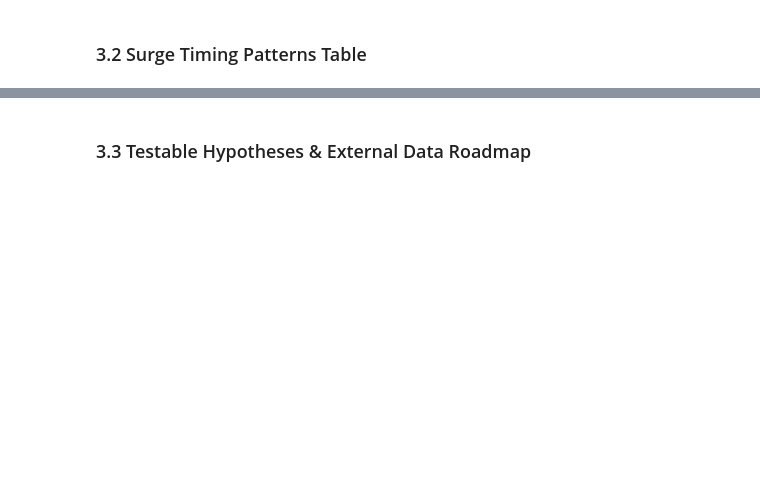
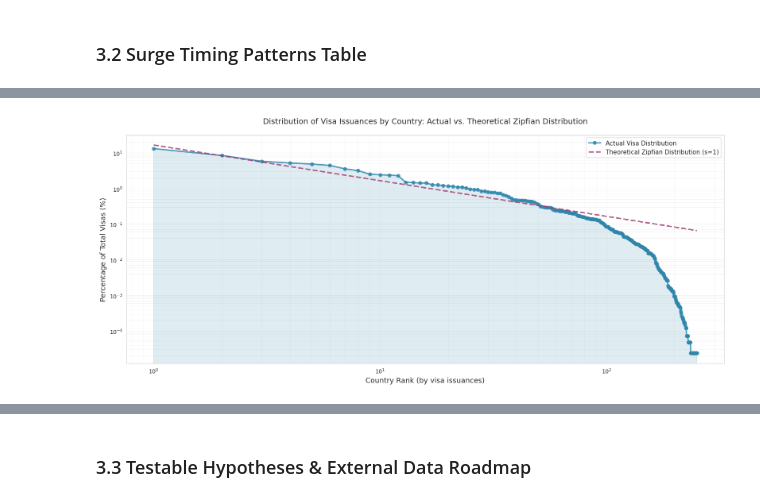
Before and after one commit to ibitec7/migration, a Jupyter notebook: notebooks/eda_migration.ipynb, the cells around one changed output, grey strips where cells are left out. Drawn from its saved outputs; the diff is of its cells as text; code cells hidden in the pictures; blank space fills up the shorter version.

```diff
--- a/notebooks/eda_migration.ipynb
+++ b/notebooks/eda_migration.ipynb
@@ -573,0 +576,80 @@ China - mainland born     3,4,5,6,7,8,9,10,11,12                        N/A
+# %%
+if visa_df is not None:
+    # Aggregate total visas by country
+    visas_by_country = visa_df.group_by('country').agg(
+        pl.col('issuances').sum().alias('total_visas')
+    ).sort('total_visas', descending=True).to_pandas()
+
+    # Calculate percentages of total
+    total_visas = visas_by_country['total_visas'].sum()
+    visas_by_country['percentage'] = (visas_by_country['total_visas'] / total_visas) * 100
+    visas_by_country['rank'] = range(1, len(visas_by_country) + 1)
+
+    print(f"Total countries: {len(visas_by_country)}")
+    print(f"Total visas: {total_visas:,.0f}")
+    print(f"\nTop 15 countries by visa percentage:")
+    print(visas_by_country.head(15)[['country', 'percentage', 'rank']].to_string(index=False))
+
+    # Generate theoretical Zipfian distribution
+    # Zipfian: P(k) = 1 / (k^s * H(N, s)) where s is typically 1
+    # H(N, s) is the generalized harmonic series (normalization constant)
+    N = len(visas_by_country)
+    s = 1.0  # Zipf exponent
+
+    # Calculate harmonic number H(N, s)
+    harmonic_sum = sum(1 / (i ** s) for i in range(1, N + 1))
+
+    # Generate theoretical Zipfian values
+    zipfian_ranks = np.arange(1, N + 1)
+    zipfian_percentages = (1 / (zipfian_ranks ** s)) / harmonic_sum * 100
+
+    # Create the plot
+    fig, ax = plt.subplots(figsize=(16, 7))
+
+    # Plot actual visa distribution
+    ax.plot(visas_by_country['rank'], visas_by_country['percentage'],
+            marker='o', linewidth=2.5, markersize=6, label='Actual Visa Distribution',
+            color='#2E86AB', alpha=0.8, zorder=3)
+
+    # Plot theoretical Zipfian distribution
+    ax.plot(zipfian_ranks, zipfian_percentages,
+            linewidth=2.5, linestyle='--', label='Theoretical Zipfian Distribution (s=1)',
+            color='#A23B72', alpha=0.8, zorder=3)
+
+    # Fill between for visual clarity
+    ax.fill_between(visas_by_country['rank'], visas_by_country['percentage'],
+                     alpha=0.15, color='#2E86AB')
+
+    ax.set_xlabel('Country Rank (by visa issuances)', fontsize=13)
+    ax.set_ylabel('Percentage of Total Visas (%)', fontsize=13)
+    ax.set_title('Distribution of Visa Issuances by Country: Actual vs. Theoretical Zipfian Distribution',
+                 fontsize=14, pad=20)
+    ax.set_yscale('log')
+    ax.set_xscale('log')
+    ax.grid(True, alpha=0.3, which='both', linestyle='-', linewidth=0.5)
+    ax.legend(fontsize=11, loc='upper right')
+
+    plt.tight_layout()
+    plt.savefig('../data/plots/visa_zipfian_distribution.png', dpi=300)
+    plt.show()
+
+    print("\nZipfian distribution analysis complete")
+    print(f"\nInterpretation:")
+    print(f"  - If actual distribution closely follows the Zipfian curve,")
+    print(f"    it indicates a power-law concentration pattern.")
+    print(f"  - This suggests that visa issuances are heavily concentrated")
+    print(f"    in a small number of countries, following predictable power-law dynamics.")
+
+    # Calculate concentration metrics
+    top_10_country = visas_by_country.head(10)['percentage'].sum()
+    top_20_country = visas_by_country.head(20)['percentage'].sum()
+
+    pct_20 = round(0.2 * visas_by_country.shape[0])
+    top_20_pct = visas_by_country.head(pct_20)["percentage"].sum()
+
+    print(f"\nConcentration Metrics:")
+    print(f"  - Top 10 countries: {top_10_country:.1f}% of all visas")
+    print(f"  - Top 20 countries: {top_20_country:.1f}% of all visas")
+    print(f"  - Top 20% countries: {top_20_pct:.1f}% of all visas")
+    print(f"  - Herfindahl-Hirschman Index (HHI): {(visas_by_country['percentage']**2).sum():.2f}")
+# %% [output]
@@ -573,0 +676 @@ China - mainland born     3,4,5,6,7,8,9,10,11,12                        N/A
+[figure, added]
```
Also changed, not shown: parts of 14 cells of this notebook.
